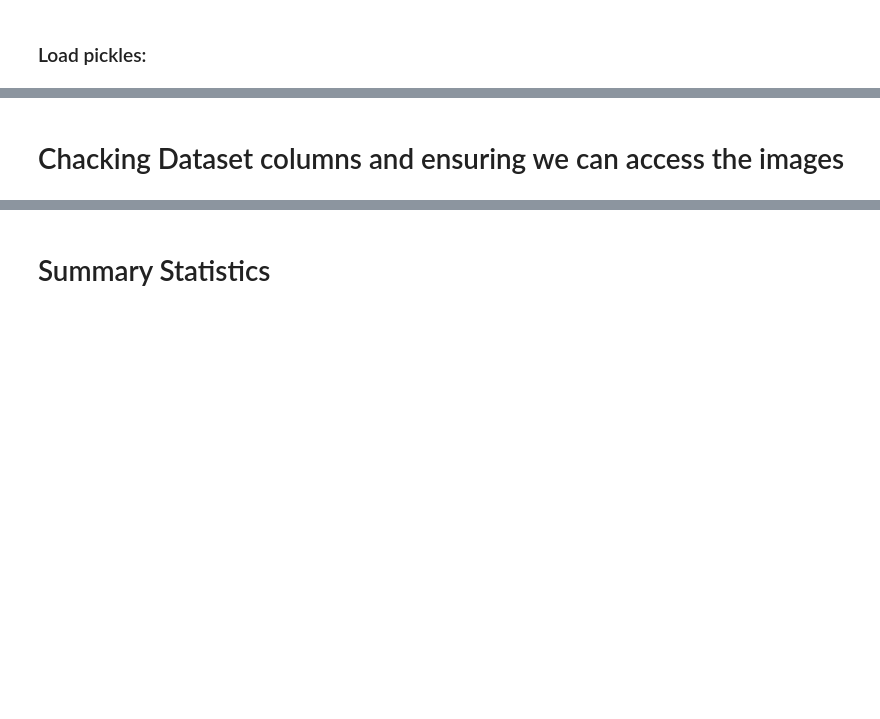
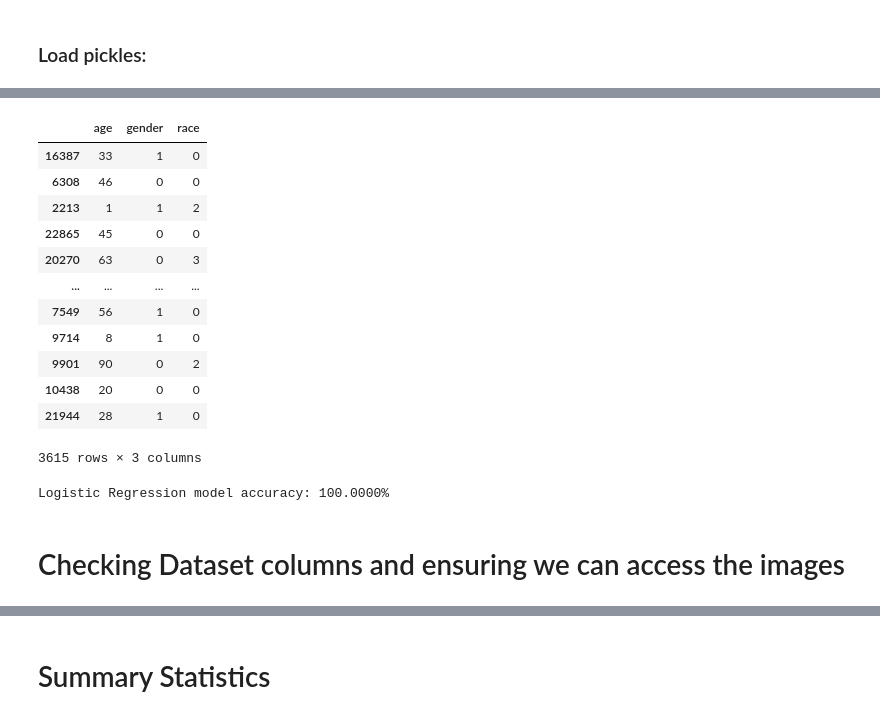
Before and after one commit to Theflawlessone/Face_Detection, a Jupyter notebook: Notebooks/UTKFaces_updated.ipynb, the cells around one changed output, grey strips where cells are left out. Saved outputs shown, nothing was run; the diff lists cells and outputs as text; code cells hidden in the pictures; blank space fills up the shorter version.

```diff
--- a/Notebooks/UTKFaces_updated.ipynb
+++ b/Notebooks/UTKFaces_updated.ipynb
@@ -420,0 +470,26 @@ df_cropped = load_pickle_from_github("df_cropped.pkl")
+# %%
+train_df["path"] = train_df["path"].str.replace(
+    r"(UTKFace_cropped)(\d)",
+    r"\1/\2",
+    regex=True
+)
+val_df["path"] = val_df["path"].str.replace(
+    r"(UTKFace_cropped)(\d)",
+    r"\1/\2",
+    regex=True
+)
+test_df["path"] = test_df["path"].str.replace(
+    r"(UTKFace_cropped)(\d)",
+    r"\1/\2",
+    regex=True
+)
+
+train_df["filename"] = train_df["path"].str.split("/").str[-1]
+val_df["filename"] = val_df["path"].str.split("/").str[-1]
+test_df["filename"] = test_df["path"].str.split("/").str[-1]
+df_cropped["filename"] = df_cropped["path"].str.split("/").str[-1]
+# %%
+train_df["path"] = "/content/utkface/UTKFace_cropped/" + train_df["filename"]
+val_df["path"] = "/content/utkface/UTKFace_cropped/" + val_df["filename"]
+test_df["path"] = "/content/utkface/UTKFace_cropped/" + test_df["filename"]
+df_cropped["path"] = "/content/utkface/UTKFace_cropped/" + df_cropped["filename"]
@@ -420,0 +530,25 @@ df_cropped = load_pickle_from_github("df_cropped.pkl")
+# %%
+X_train = train_df.loc[:, ~train_df.columns.isin(['path', 'age_group', 'age_group_str', 'gender_str', 'race_str'])]
+y_train = train_df[["age_group", "age_group_str"]]
+
+X_val = val_df.loc[:, ~val_df.columns.isin(['path', 'age_group', 'age_group_str', 'gender_str', 'race_str'])]
+y_val = val_df[["age_group", "age_group_str"]]
+
+X_test = test_df.loc[:, ~test_df.columns.isin(['path', 'age_group', 'age_group_str', 'gender_str', 'race_str'])]
+y_test = test_df[["age_group", "age_group_str"]]
+# %%
+X_val
+# %% [output]
+|  | age | gender | race |
+| 16387 | 33 | 1 | 0 |
+| 6308 | 46 | 0 | 0 |
+| 2213 | 1 | 1 | 2 |
+| 22865 | 45 | 0 | 0 |
+| 20270 | 63 | 0 | 3 |
+| ... | ... | ... | ... |
+| 7549 | 56 | 1 | 0 |
+| 9714 | 8 | 1 | 0 |
+| 9901 | 90 | 0 | 2 |
+| 10438 | 20 | 0 | 0 |
+| 21944 | 28 | 1 | 0 |
+3615 rows × 3 columns
@@ -421,2 +573,7 @@ df_cropped = load_pickle_from_github("df_cropped.pkl")
+# %%
+acc_cv = accuracy_score(y_test["age_group"], model_cv.predict(X_test)) * 100
+print(f"Logistic Regression model accuracy: {acc:.4f}%")
+# %% [output]
+Logistic Regression model accuracy: 100.0000%
 # %% [markdown]
-# Chacking Dataset columns and ensuring we can access the images
+# Checking Dataset columns and ensuring we can access the images
```
Also changed, not shown: parts of 59 cells of this notebook.
